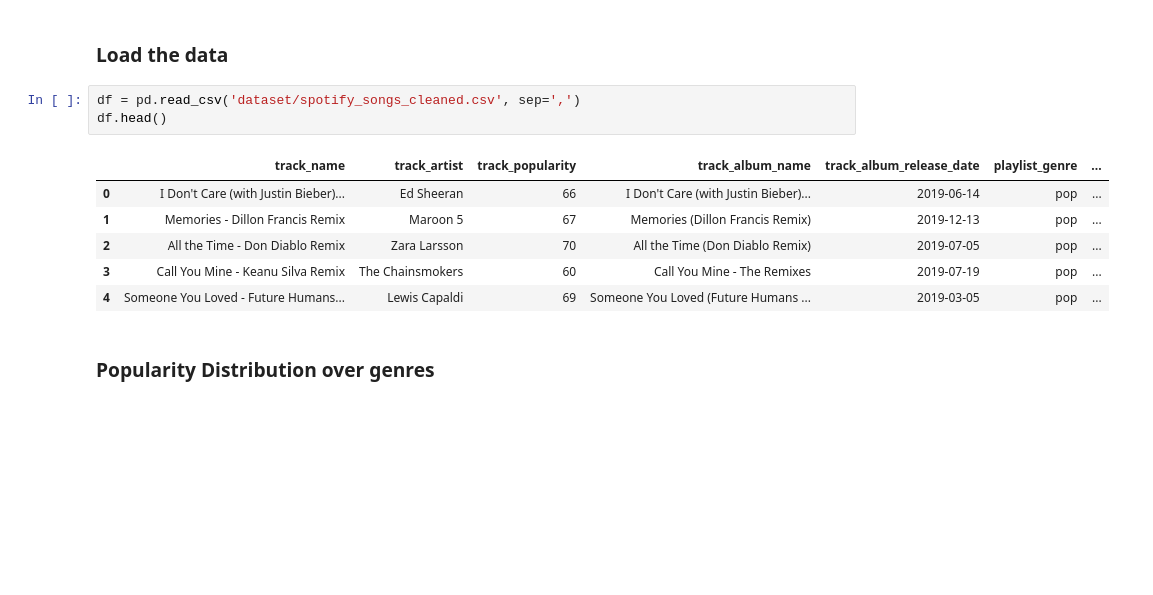
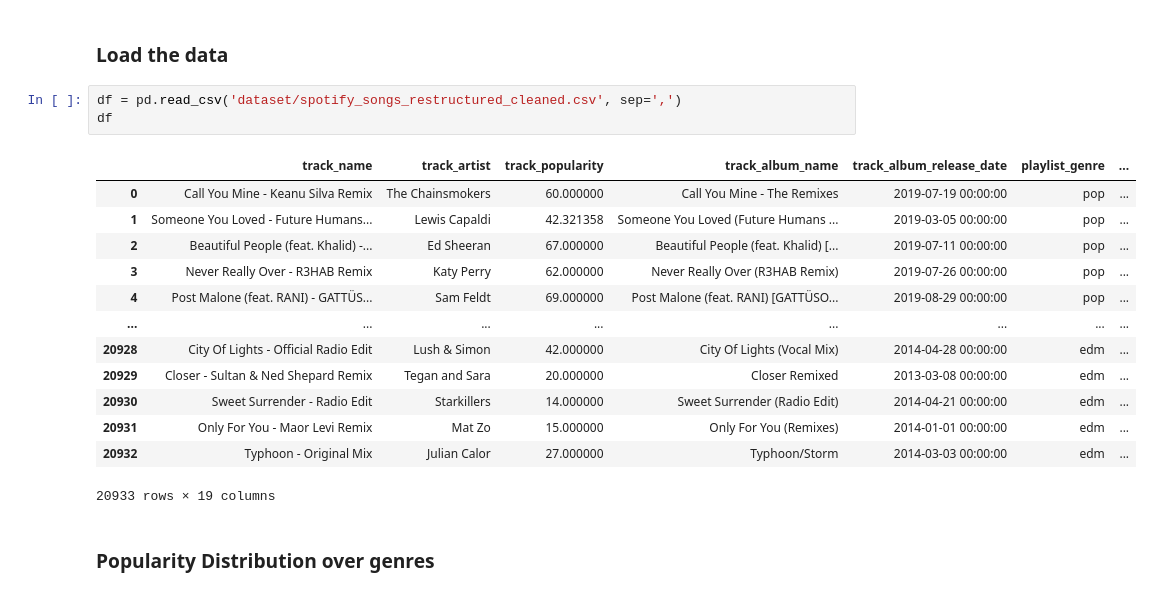
Before and after one commit to IlianCoding/SpotifyAIModel, a Jupyter notebook: dataVisualization.ipynb, the cells around one changed output. Cells and saved outputs as stored; diff of their text form; blank space fills up the shorter version.

```diff
--- a/dataVisualization.ipynb
+++ b/dataVisualization.ipynb
@@ -8,15 +8,22 @@ import seaborn as sns
 # %% [markdown]
 ### Load the data
 # %%
-df = pd.read_csv('dataset/spotify_songs_cleaned.csv', sep=',')
-df.head()
+df = pd.read_csv('dataset/spotify_songs_restructured_cleaned.csv', sep=',')
+df
 # %% [output]
 |  | track_name | track_artist | track_popularity | track_album_name | track_album_release_date | playlist_genre | ... |
-| 0 | I Don't Care (with Justin Bieber)... | Ed Sheeran | 66 | I Don't Care (with Justin Bieber)... | 2019-06-14 | pop | ... |
-| 1 | Memories - Dillon Francis Remix | Maroon 5 | 67 | Memories (Dillon Francis Remix) | 2019-12-13 | pop | ... |
-| 2 | All the Time - Don Diablo Remix | Zara Larsson | 70 | All the Time (Don Diablo Remix) | 2019-07-05 | pop | ... |
-| 3 | Call You Mine - Keanu Silva Remix | The Chainsmokers | 60 | Call You Mine - The Remixes | 2019-07-19 | pop | ... |
-| 4 | Someone You Loved - Future Humans... | Lewis Capaldi | 69 | Someone You Loved (Future Humans ... | 2019-03-05 | pop | ... |
+| 0 | Call You Mine - Keanu Silva Remix | The Chainsmokers | 60.000000 | Call You Mine - The Remixes | 2019-07-19 00:00:00 | pop | ... |
+| 1 | Someone You Loved - Future Humans... | Lewis Capaldi | 42.321358 | Someone You Loved (Future Humans ... | 2019-03-05 00:00:00 | pop | ... |
+| 2 | Beautiful People (feat. Khalid) -... | Ed Sheeran | 67.000000 | Beautiful People (feat. Khalid) [... | 2019-07-11 00:00:00 | pop | ... |
+| 3 | Never Really Over - R3HAB Remix | Katy Perry | 62.000000 | Never Really Over (R3HAB Remix) | 2019-07-26 00:00:00 | pop | ... |
+| 4 | Post Malone (feat. RANI) - GATTÜS... | Sam Feldt | 69.000000 | Post Malone (feat. RANI) [GATTÜSO... | 2019-08-29 00:00:00 | pop | ... |
+| ... | ... | ... | ... | ... | ... | ... | ... |
+| 20928 | City Of Lights - Official Radio Edit | Lush & Simon | 42.000000 | City Of Lights (Vocal Mix) | 2014-04-28 00:00:00 | edm | ... |
+| 20929 | Closer - Sultan & Ned Shepard Remix | Tegan and Sara | 20.000000 | Closer Remixed | 2013-03-08 00:00:00 | edm | ... |
+| 20930 | Sweet Surrender - Radio Edit | Starkillers | 14.000000 | Sweet Surrender (Radio Edit) | 2014-04-21 00:00:00 | edm | ... |
+| 20931 | Only For You - Maor Levi Remix | Mat Zo | 15.000000 | Only For You (Remixes) | 2014-01-01 00:00:00 | edm | ... |
+| 20932 | Typhoon - Original Mix | Julian Calor | 27.000000 | Typhoon/Storm | 2014-03-03 00:00:00 | edm | ... |
+20933 rows × 19 columns
 # %% [markdown]
 ### Popularity Distribution over genres
 # %%
```
Also changed, not shown: parts of 2 cells of this notebook, 3 other files.
